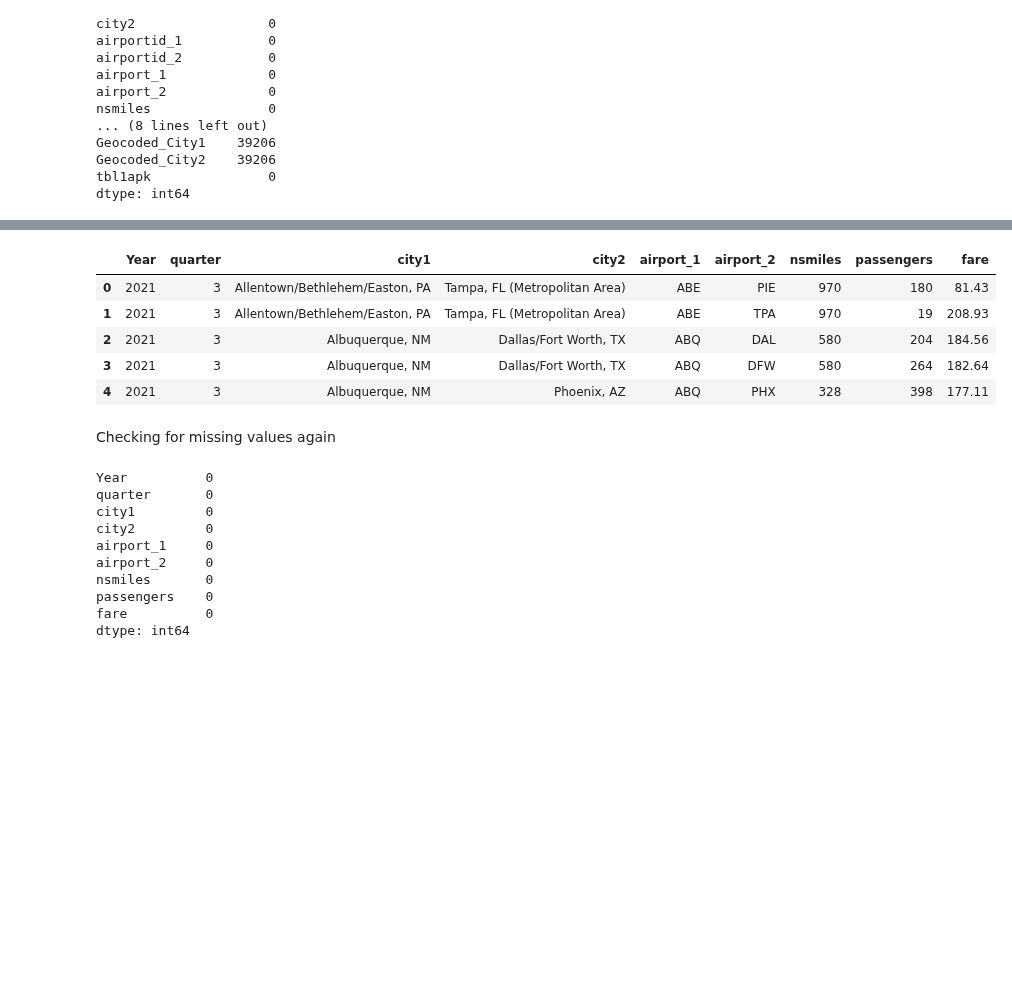
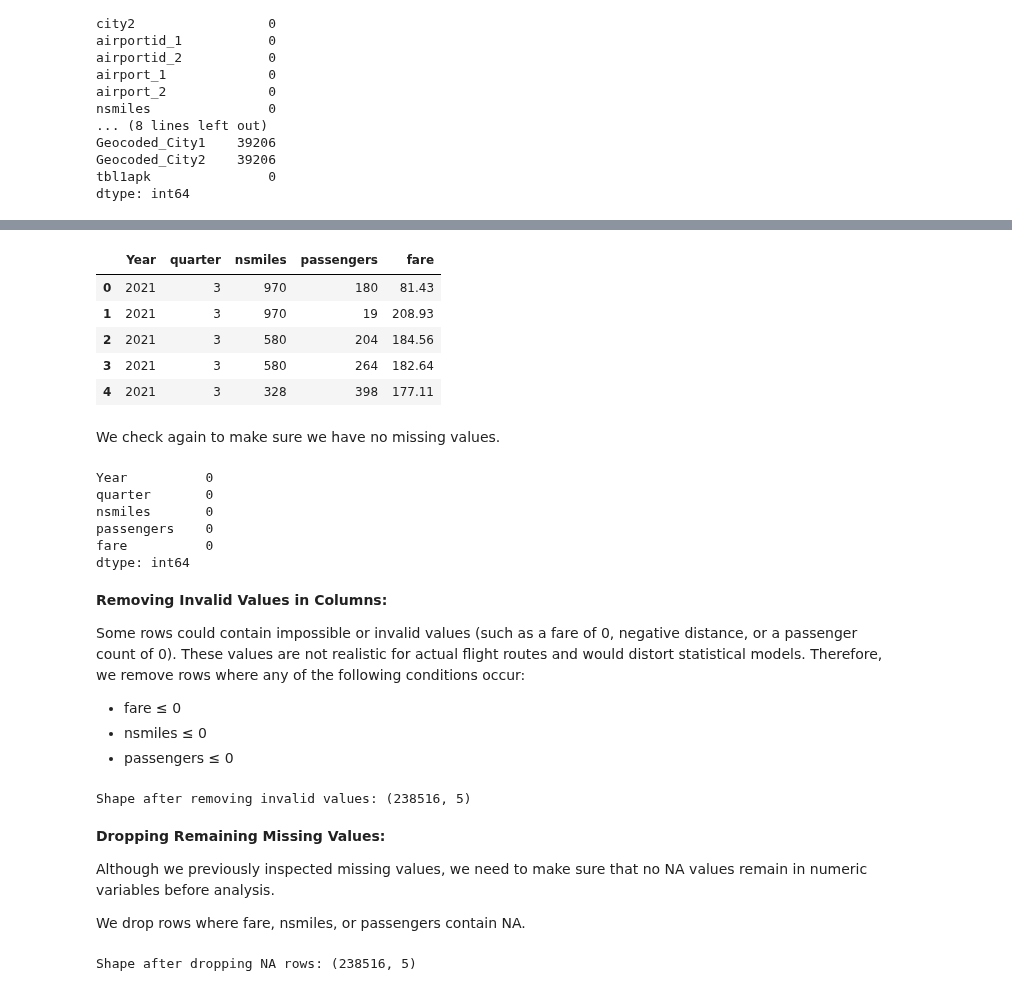
Before and after one commit to RamirezDevOps/us-airfare-trend-analysis, a Jupyter notebook: dataCleaning.ipynb, the cells around one changed output, grey strips where cells are left out. Drawn from its saved outputs; the diff is of its cells as text; code cells hidden in the pictures; blank space fills up the shorter version.

```diff
--- a/dataCleaning.ipynb
+++ b/dataCleaning.ipynb
@@ -24,6 +26,7 @@ dtype_map = {
     "large_ms": "float64",
     "fare_lg": "float64",
     "carrier_low": "object",
+    "lf_ms": "float64",
     "fare_low": "float64",
     "Geocoded_City1": "object",
     "Geocoded_City2": "object",
@@ -90,42 +103,75 @@ Dropping Unnecessary Columns for the flight_df
 # %%
 flight_df = flight_df.drop(
     ['tbl', 'airportid_1',
      'airportid_2',
+     'city1',
+     'city2',
+     'airport_1',
+     'airport_2',
      'citymarketid_1',
      'citymarketid_2',
      'Geocoded_City1',
      'Geocoded_City2',
      'tbl1apk'],
     axis=1)
 flight_df = flight_df.drop(
     ['carrier_lg',
       'large_ms',
         'fare_lg',
+     'lf_ms',
           'carrier_low',
-            'lf_ms',
               'fare_low'],
       axis=1)
 flight_df.head()
 # %% [output]
-|  | Year | quarter | city1 | city2 | airport_1 | airport_2 | nsmiles | passengers | fare |
-| 0 | 2021 | 3 | Allentown/Bethlehem/Easton, PA | Tampa, FL (Metropolitan Area) | ABE | PIE | 970 | 180 | 81.43 |
-| 1 | 2021 | 3 | Allentown/Bethlehem/Easton, PA | Tampa, FL (Metropolitan Area) | ABE | TPA | 970 | 19 | 208.93 |
-| 2 | 2021 | 3 | Albuquerque, NM | Dallas/Fort Worth, TX | ABQ | DAL | 580 | 204 | 184.56 |
-| 3 | 2021 | 3 | Albuquerque, NM | Dallas/Fort Worth, TX | ABQ | DFW | 580 | 264 | 182.64 |
-| 4 | 2021 | 3 | Albuquerque, NM | Phoenix, AZ | ABQ | PHX | 328 | 398 | 177.11 |
+|  | Year | quarter | nsmiles | passengers | fare |
+| 0 | 2021 | 3 | 970 | 180 | 81.43 |
+| 1 | 2021 | 3 | 970 | 19 | 208.93 |
+| 2 | 2021 | 3 | 580 | 204 | 184.56 |
+| 3 | 2021 | 3 | 580 | 264 | 182.64 |
+| 4 | 2021 | 3 | 328 | 398 | 177.11 |
 # %% [markdown]
-Checking for missing values again
+We check again to make sure we have no missing values.
 # %%
 missing_values_per_column = flight_df.isnull().sum()
 print(missing_values_per_column)
 # %% [output]
 Year          0
 quarter       0
-city1         0
-city2         0
-airport_1     0
-airport_2     0
 nsmiles       0
 passengers    0
 fare          0
 dtype: int64
+# %% [markdown]
+**Removing Invalid Values in Columns:**
+
+Some rows could contain impossible or invalid values (such as a fare of 0, negative distance,
+or a passenger count of 0). These values are not realistic for actual flight routes and
+would distort statistical models. Therefore, we remove rows where any of the following
+conditions occur:
+
+- fare ≤ 0
+- nsmiles ≤ 0
+- passengers ≤ 0
+# %%
+flight_df = flight_df[
+    (flight_df["fare"] > 0) &
+    (flight_df["nsmiles"] > 0) &
+    (flight_df["passengers"] > 0)
+]
+
+print("Shape after removing invalid values:", flight_df.shape)
+# %% [output]
+Shape after removing invalid values: (238516, 5)
+# %% [markdown]
+**Dropping Remaining Missing Values:**
+
+Although we previously inspected missing values, we need to make sure that no NA values remain in numeric variables before analysis.
+
+We drop rows where fare, nsmiles, or passengers contain NA.
+# %%
+flight_df = flight_df.dropna(subset=["fare", "nsmiles", "passengers"])
+
+print("Shape after dropping NA rows:", flight_df.shape)
+# %% [output]
+Shape after dropping NA rows: (238516, 5)
```
Also changed, not shown: parts of 28 cells of this notebook, 2 other files.
